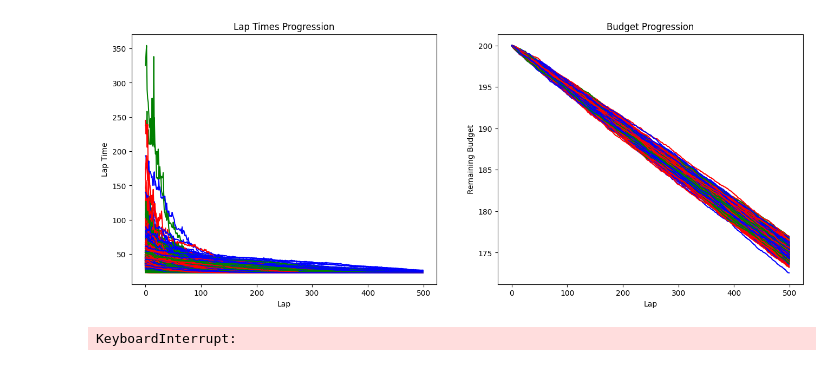
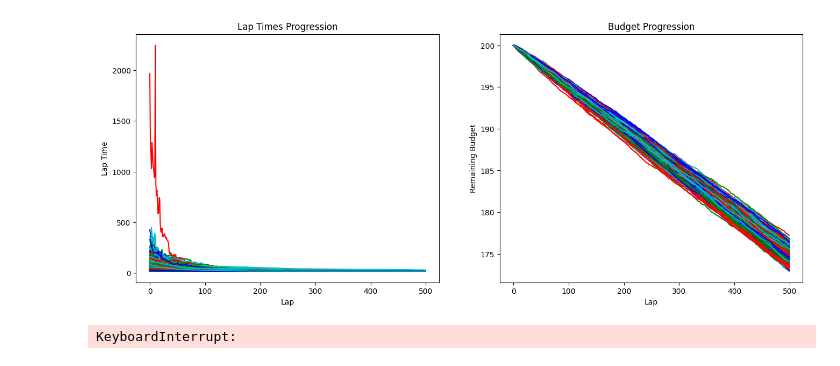
Before and after one commit to gullo97/FormulaAI, a Jupyter notebook: notebook.ipynb, the cells around one changed output. Saved outputs shown, nothing was run; the diff lists cells and outputs as text; code cells hidden in the pictures.

Commit message:
refactored main function
added comparison of performance across methods

```diff
--- a/notebook.ipynb
+++ b/notebook.ipynb
@@ -87,7 +87,6 @@ def rotate_features(agent, theta, u, v):
 
 def optimize_agent(agent, lap_time, last_best_lap_time, last_best_agent_state,
                 budget, agent_idx, min_improvement=0.05, rotation_scale=0.1, method = 'random'):
-
     if budget > 0:
         # Initialize if not provided
         if last_best_lap_time[agent_idx] is None:
@@ -114,6 +113,9 @@ def optimize_agent(agent, lap_time, last_best_lap_time, last_best_agent_state,
 
         elif method == 'max_feature':
             u, v = generate_u_v_from_max_feature(agent)
+
+        elif method == 'top_k_features':
+            u, v = generate_u_v_from_top_k_features(agent)
 
 
 
@@ -143,11 +145,23 @@ def generate_u_v_from_max_feature(agent):
     v /= np.linalg.norm(v)
     return u, v
 
+def generate_u_v_from_top_k_features(agent, k=2):
+    """Generates two vectors in the plane of the agent's features, one pointing to the direction of the maximum absolute feature and the other orthogonal to it."""
+    max_feature_idx = np.argsort(np.abs(agent))[-k:]
+    u = np.zeros(len(agent))
+    u[max_feature_idx] = 1
+    u /= np.linalg.norm(u)
+
+    v = np.random.randn(len(agent))
+    v -= np.dot(v, u) * u
+    v /= np.linalg.norm(v)
+    return u, v
+
 
 def main(num_agents=3, num_laps=10, initial_budget=1.0, live_plotting=True, pretrained_agents=None, track=None, dt = 0.5):
     L, n, alpha, beta = 30, 5, 1.0, 1.0
-    colors = ['b', 'g', 'r']  # Add more colors if needed
-    methods = ['random', 'orthogonal', 'max_feature']
+    colors = ['r','g','b','c']
+    methods = ['random', 'orthogonal', 'max_feature', 'top_k_features']
 
     if track is None:
         track = generate_fourier_vectorized(L, n)
@@ -226,34 +240,34 @@ def main(num_agents=3, num_laps=10, initial_budget=1.0, live_plotting=True, pret
             ax3.legend()
             ax4.legend()
             ax3.set_title('Lap Times Progression')
             ax4.set_title('Budget Progression')
             ax3.set_xlabel('Lap')
             ax4.set_xlabel('Lap')
             ax3.set_ylabel('Lap Time')
             ax4.set_ylabel('Remaining Budget')
 
     if not live_plotting:
         # Plot the lap times history and budget history only at the end
         fig, axs = plt.subplots(1, 2, figsize=(16, 6))
         for i in range(num_agents):
             axs[0].plot(range(num_laps), lap_times_history[:, i], label=f'Agent {i+1}', color=colors[i % len(colors)])
             axs[1].plot(range(num_laps), budget_history[:, i], label=f'Agent {i+1}', color=colors[i % len(colors)])
         # axs[0].legend()
         # axs[1].legend()
         axs[0].set_title('Lap Times Progression')
         axs[1].set_title('Budget Progression')
         axs[0].set_xlabel('Lap')
         axs[1].set_xlabel('Lap')
         axs[0].set_ylabel('Lap Time')
         axs[1].set_ylabel('Remaining Budget')
         plt.show()
 
     return lap_times_history, budget_history, agents, track
 
 
 lap_times_history, budget_history, trained_agents, track = main(num_agents=1000, num_laps=500, initial_budget=200.0, live_plotting=False, dt=0.1)
 # %% [output]
-[figure, old version]
+[figure, new version]
 # %%
 main(num_agents=10, num_laps=50, initial_budget=100.0, live_plotting=True, pretrained_agents=trained_agents, track=track, dt=0.2)
 # %% [output]
```
Also changed, not shown: parts of 2 cells of this notebook.
